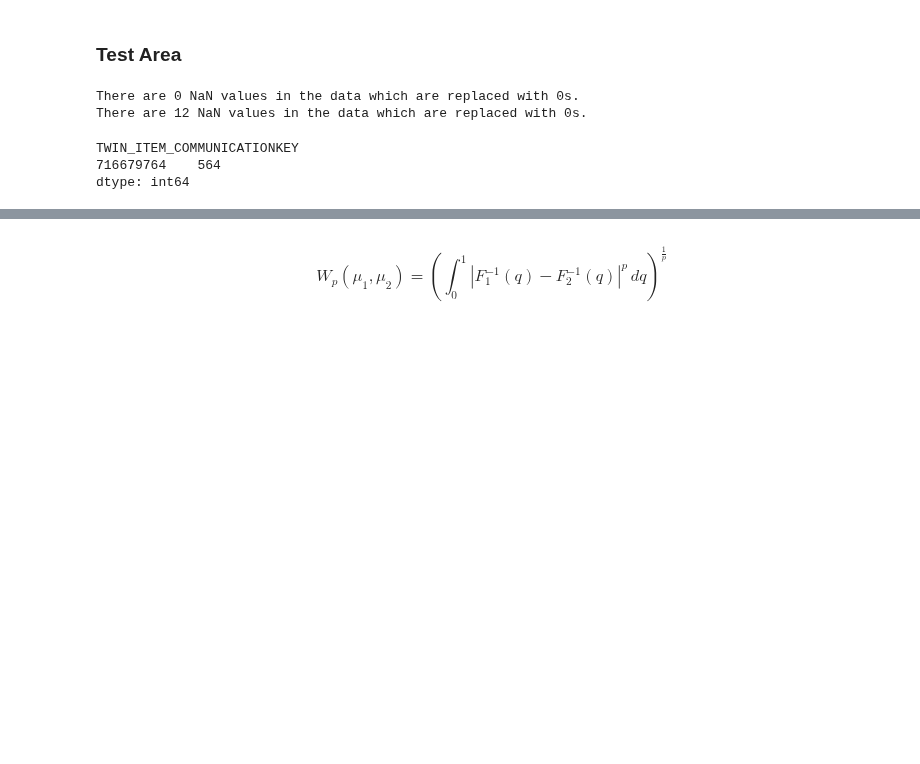
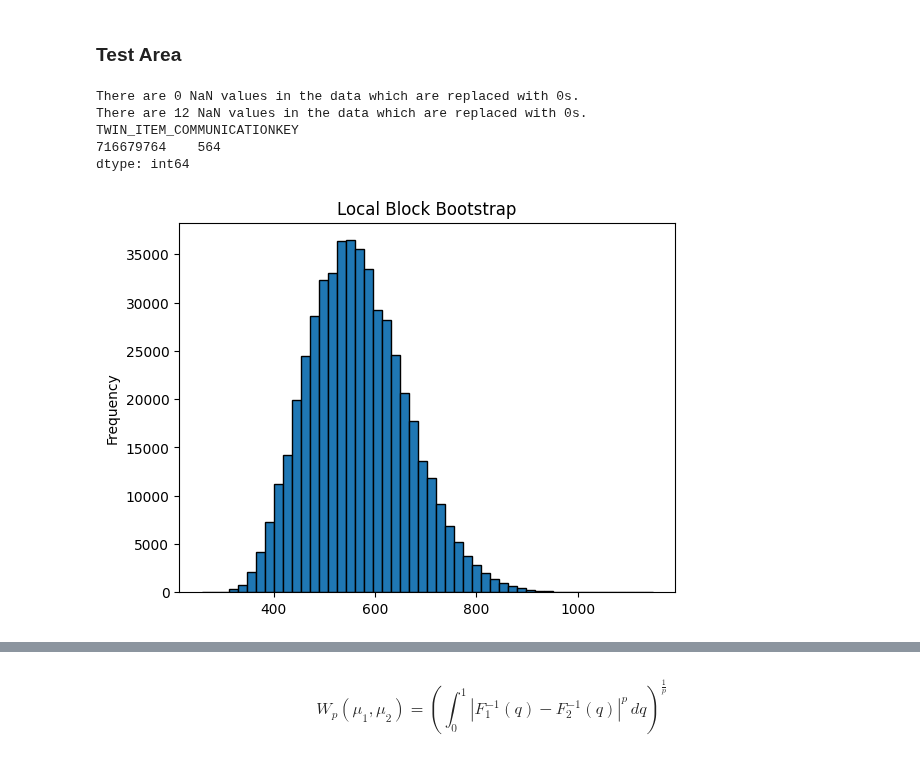
Before and after one commit to chrisnhr/Diplom, a Jupyter notebook: bootstrapping.ipynb, the cells around one changed output, grey strips where cells are left out. Drawn from its saved outputs; the diff is of its cells as text; code cells hidden in the pictures; blank space fills up the shorter version.

```diff
--- a/bootstrapping.ipynb
+++ b/bootstrapping.ipynb
@@ -242,12 +170,10 @@ There are 0 NaN values in the data which are replaced with 0s.
 data = InputData(df)
 test = data.prepare_data(0, 716679764)
 twin = data.prepare_data(5, 716679764)
+print(test.sum())
 # %% [output]
 There are 0 NaN values in the data which are replaced with 0s.
 There are 12 NaN values in the data which are replaced with 0s.
+TWIN_ITEM_COMMUNICATIONKEY
+716679764    564
+dtype: int64
-# %%
-print(test.sum())
-# %% [output]
-TWIN_ITEM_COMMUNICATIONKEY
-716679764    564
-dtype: int64
@@ -256 +180,7 @@ sampler = Sampling(twin, num_samples=2500)
+# %%
+bootstrap_results = Sampling.lb_bootstrap(test, B=30/308, b=7)
+bootstrap_results.plot(kind="hist", bins=50, title="Local Block Bootstrap", edgecolor="black")
+plt.show()
+# %% [output]
+[figure, added]
 # %%
```
Also changed, not shown: parts of 17 cells of this notebook, 3 other files.
